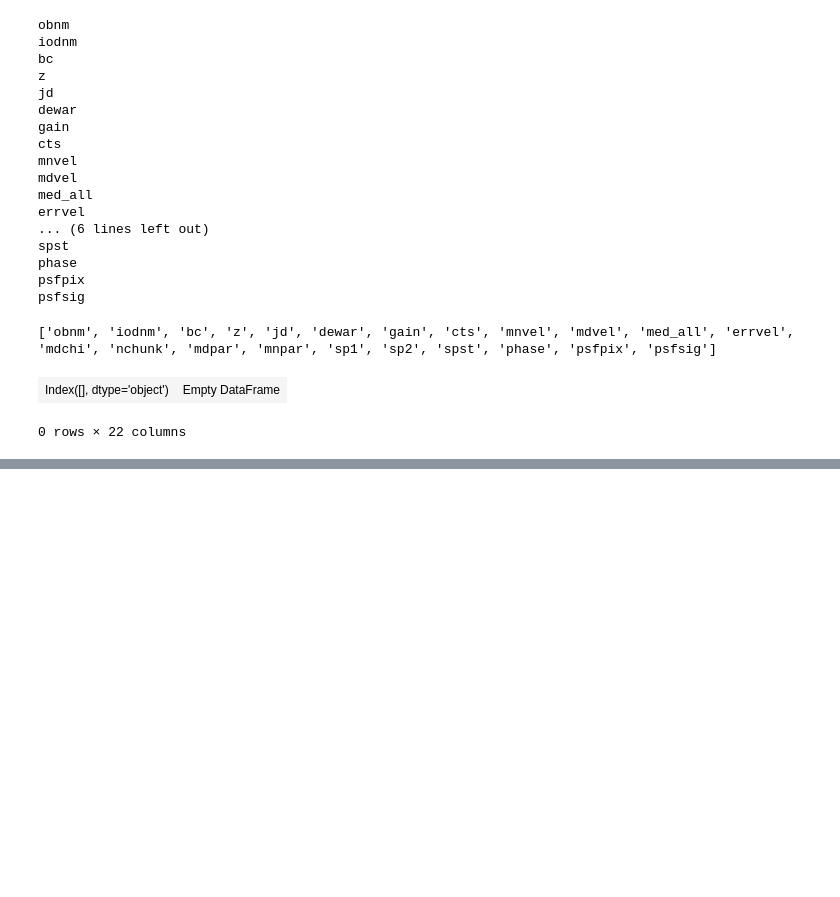
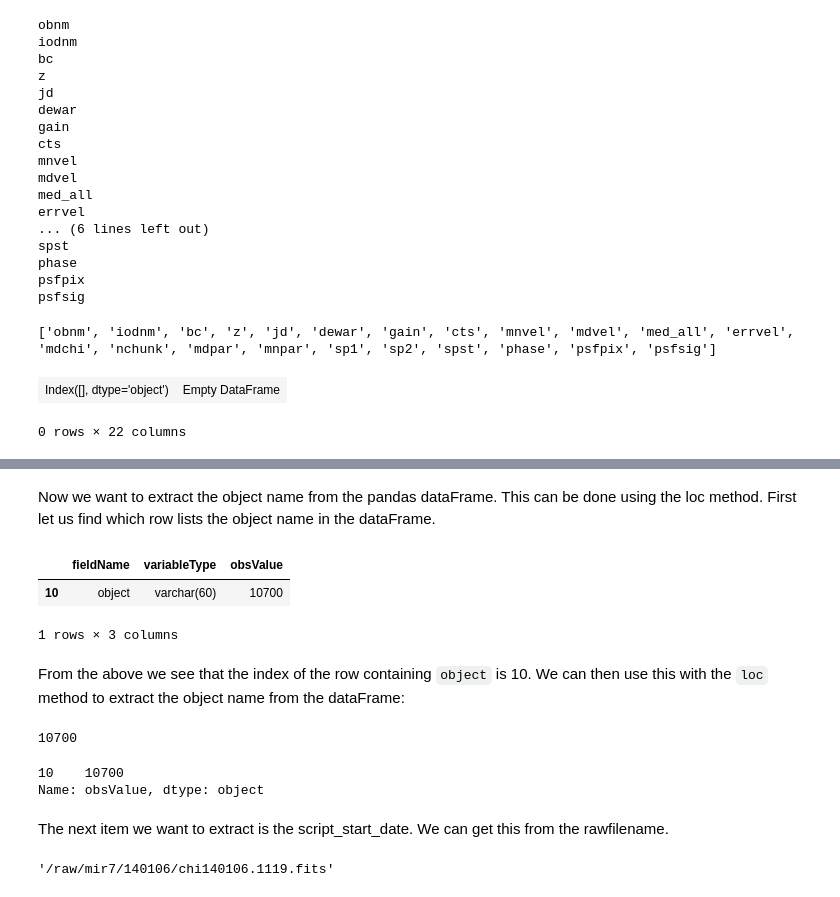
Before and after one commit to mattgiguere/chirondb, a Jupyter notebook: chironDBObject.ipynb, the cells around one changed output, grey strips where cells are left out. Saved outputs shown, nothing was run; the diff lists cells and outputs as text; code cells hidden in the pictures; blank space fills up the shorter version.

```diff
--- a/chironDBObject.ipynb
+++ b/chironDBObject.ipynb
@@ -789,0 +861,27 @@ pdcf
+# %% [markdown]
+Now we want to extract the object name from the pandas dataFrame. This can be done using the loc method. First let us find which row lists the object name in the dataFrame.
+# %%
+obsdf[obsdf.fieldName == 'object']
+# %% [output]
+|  | fieldName | variableType | obsValue |
+| 10 | object | varchar(60) | 10700 |
+1 rows × 3 columns
+# %% [markdown]
+From the above we see that the index of the row containing `object` is 10. We can then use this with the `loc` method to extract the object name from the dataFrame:
+# %%
+objectName = obsdf.loc[10, 'obsValue']
+print(objectName)
+# %% [output]
+10700
+# %%
+#Why this doesn't work, IHNFC
+obsdf.loc[obsdf.fieldName == 'object', 'obsValue']
+# %% [output]
+10    10700
+Name: obsValue, dtype: object
+# %% [markdown]
+The next item we want to extract is the script_start_date. We can get this from the rawfilename.
+# %%
+self.rawFileName
+# %% [output]
+'/raw/mir7/140106/chi140106.1119.fits'
```
Also changed, not shown: parts of 19 cells of this notebook.
